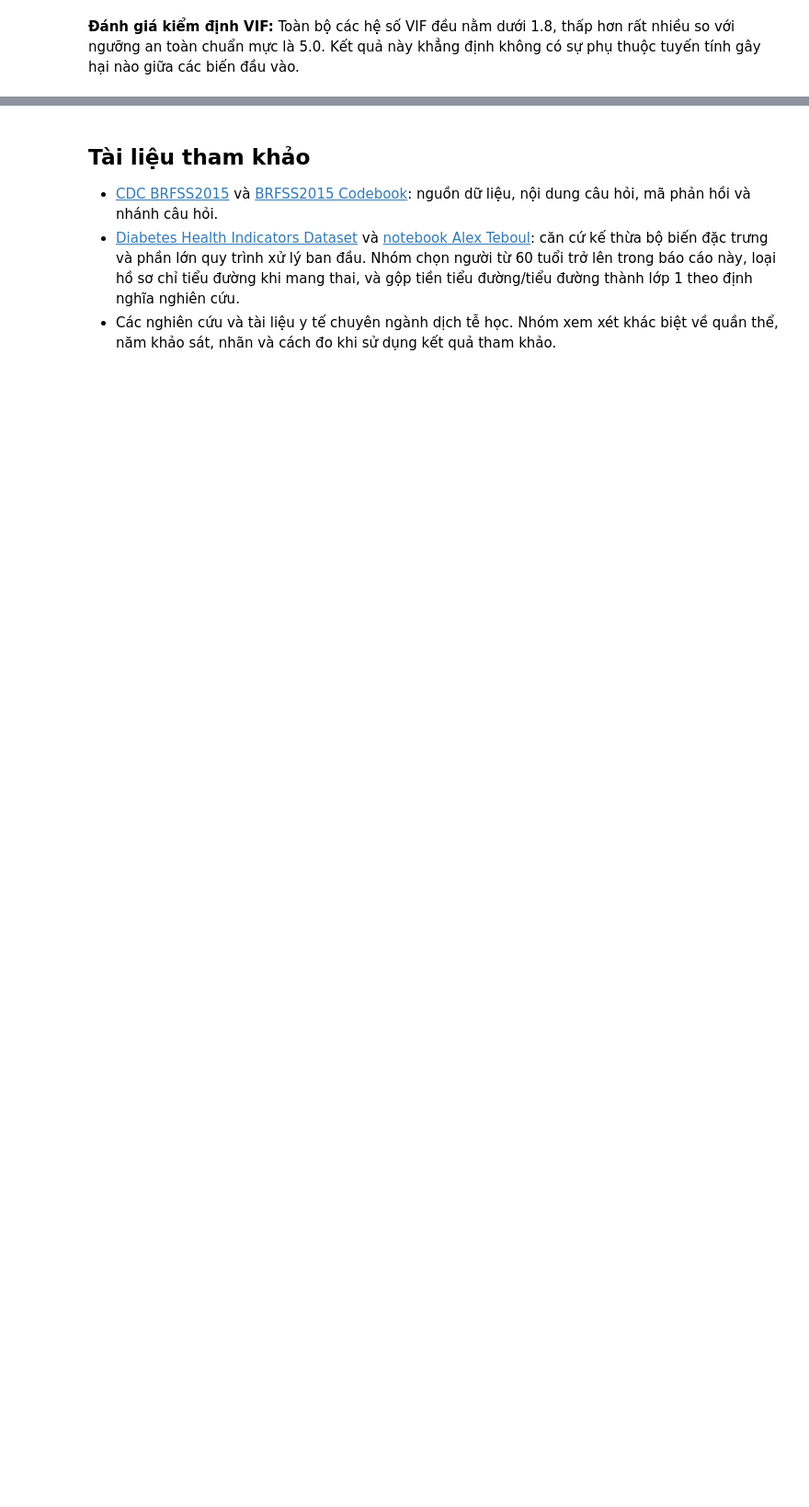
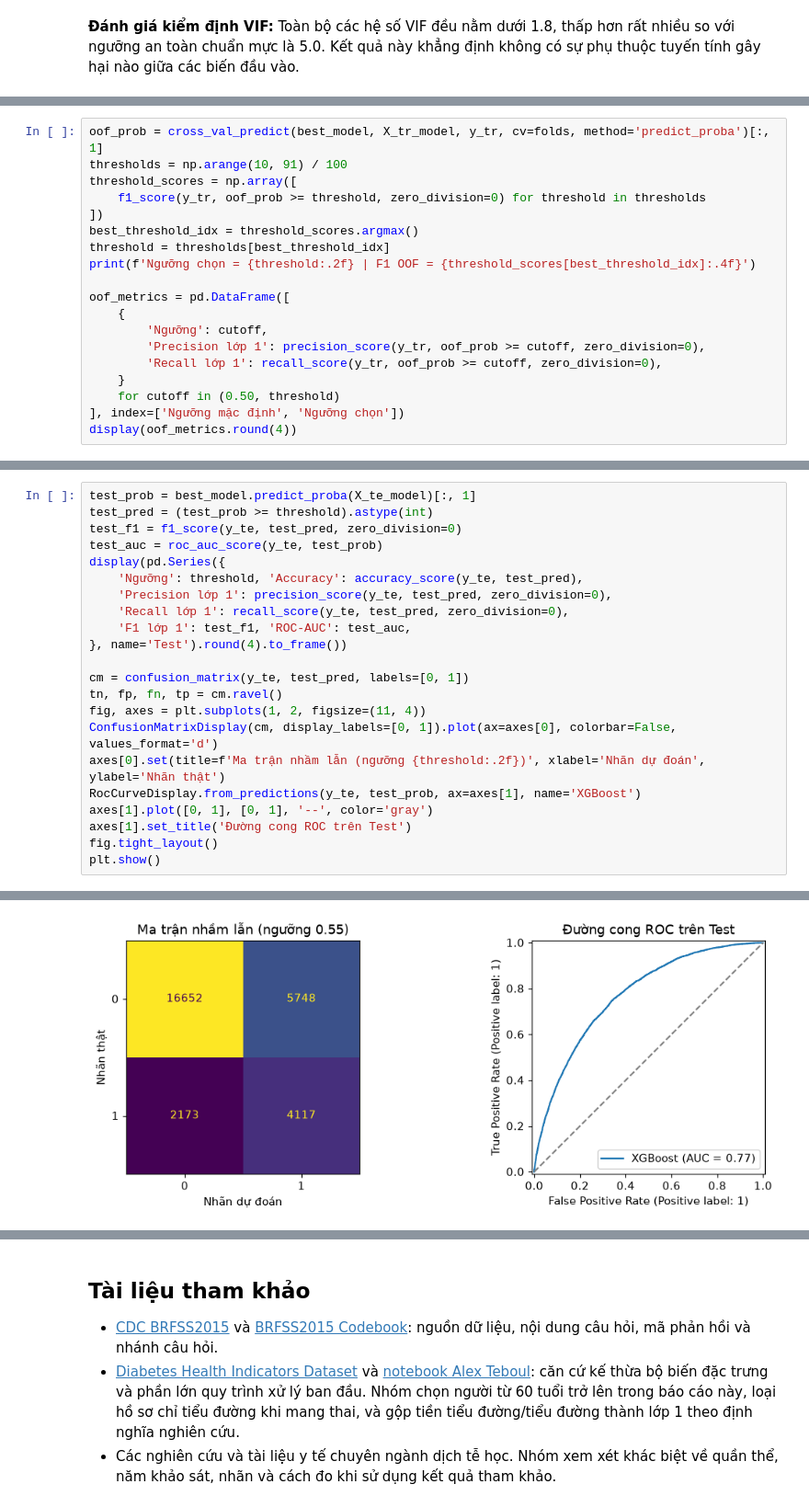
Before and after one commit to trancongdureal/ADY201m, a Jupyter notebook: Bao_cao_cuoi_ky_Nhom_6_v3 (1).ipynb, the cells around one changed output, grey strips where cells are left out. Shown at 92% size. Drawn from its saved outputs; the diff is of its cells as text; blank space fills up the shorter version.

Commit message:
Update v3 report with XGBoost evaluation

```diff
--- a/Bao_cao_cuoi_ky_Nhom_6_v3 (1).ipynb
+++ b/Bao_cao_cuoi_ky_Nhom_6_v3 (1).ipynb
@@ -1683,0 +1398,19 @@ Nhóm chưa coi kết quả là bằng chứng chẩn đoán lâm sàng, dự b
+# %%
+oof_prob = cross_val_predict(best_model, X_tr_model, y_tr, cv=folds, method='predict_proba')[:, 1]
+thresholds = np.arange(10, 91) / 100
+threshold_scores = np.array([
+    f1_score(y_tr, oof_prob >= threshold, zero_division=0) for threshold in thresholds
+])
+best_threshold_idx = threshold_scores.argmax()
+threshold = thresholds[best_threshold_idx]
+print(f'Ngưỡng chọn = {threshold:.2f} | F1 OOF = {threshold_scores[best_threshold_idx]:.4f}')
+
+oof_metrics = pd.DataFrame([
+    {
+        'Ngưỡng': cutoff,
+        'Precision lớp 1': precision_score(y_tr, oof_prob >= cutoff, zero_division=0),
+        'Recall lớp 1': recall_score(y_tr, oof_prob >= cutoff, zero_division=0),
+    }
+    for cutoff in (0.50, threshold)
+], index=['Ngưỡng mặc định', 'Ngưỡng chọn'])
+display(oof_metrics.round(4))
@@ -1683,0 +1430,23 @@ Nhóm chưa coi kết quả là bằng chứng chẩn đoán lâm sàng, dự b
+# %%
+test_prob = best_model.predict_proba(X_te_model)[:, 1]
+test_pred = (test_prob >= threshold).astype(int)
+test_f1 = f1_score(y_te, test_pred, zero_division=0)
+test_auc = roc_auc_score(y_te, test_prob)
+display(pd.Series({
+    'Ngưỡng': threshold, 'Accuracy': accuracy_score(y_te, test_pred),
+    'Precision lớp 1': precision_score(y_te, test_pred, zero_division=0),
+    'Recall lớp 1': recall_score(y_te, test_pred, zero_division=0),
+    'F1 lớp 1': test_f1, 'ROC-AUC': test_auc,
+}, name='Test').round(4).to_frame())
+
+cm = confusion_matrix(y_te, test_pred, labels=[0, 1])
+tn, fp, fn, tp = cm.ravel()
+fig, axes = plt.subplots(1, 2, figsize=(11, 4))
+ConfusionMatrixDisplay(cm, display_labels=[0, 1]).plot(ax=axes[0], colorbar=False, values_format='d')
+axes[0].set(title=f'Ma trận nhầm lẫn (ngưỡng {threshold:.2f})', xlabel='Nhãn dự đoán', ylabel='Nhãn thật')
+RocCurveDisplay.from_predictions(y_te, test_prob, ax=axes[1], name='XGBoost')
+axes[1].plot([0, 1], [0, 1], '--', color='gray')
+axes[1].set_title('Đường cong ROC trên Test')
+fig.tight_layout()
+plt.show()
+# %% [output]
@@ -1683,0 +1460 @@ Nhóm chưa coi kết quả là bằng chứng chẩn đoán lâm sàng, dự b
+[figure, added]
```
Also changed, not shown: parts of 48 cells of this notebook.
